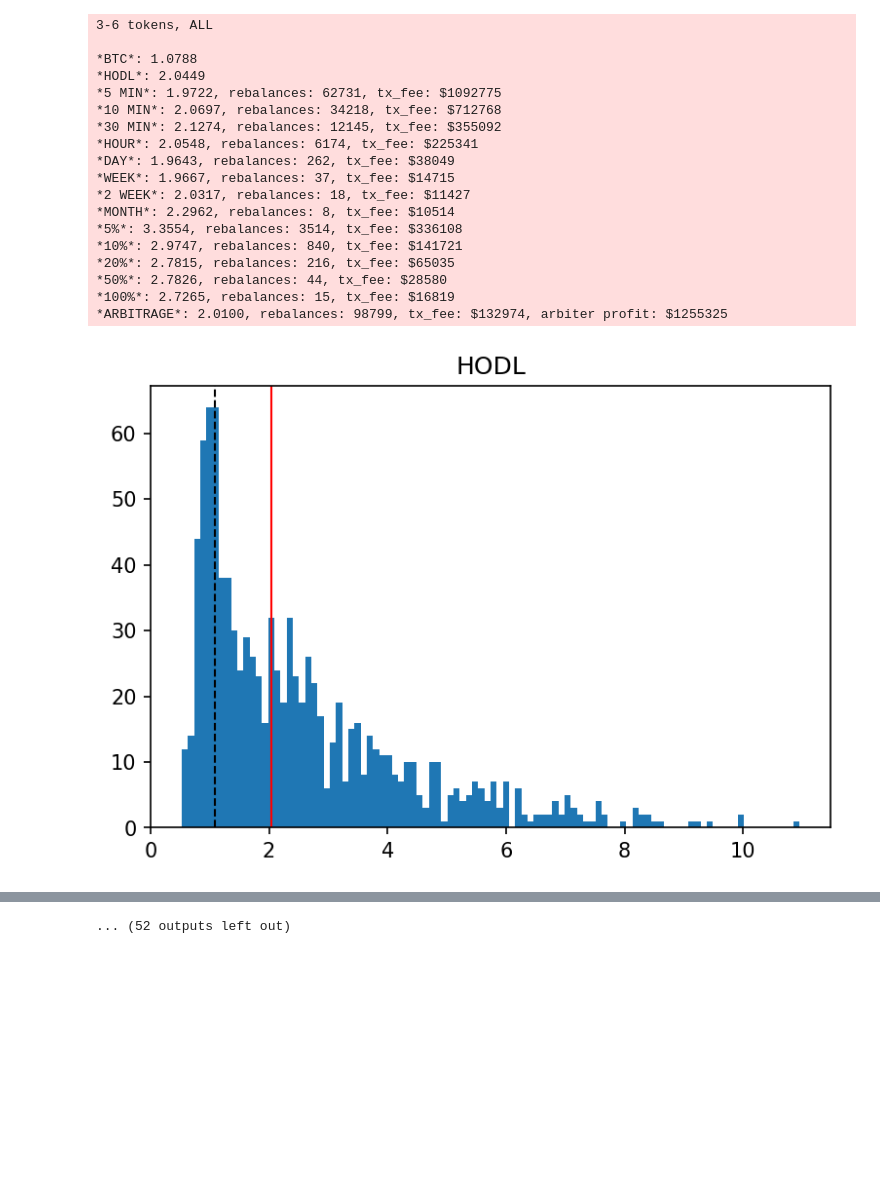
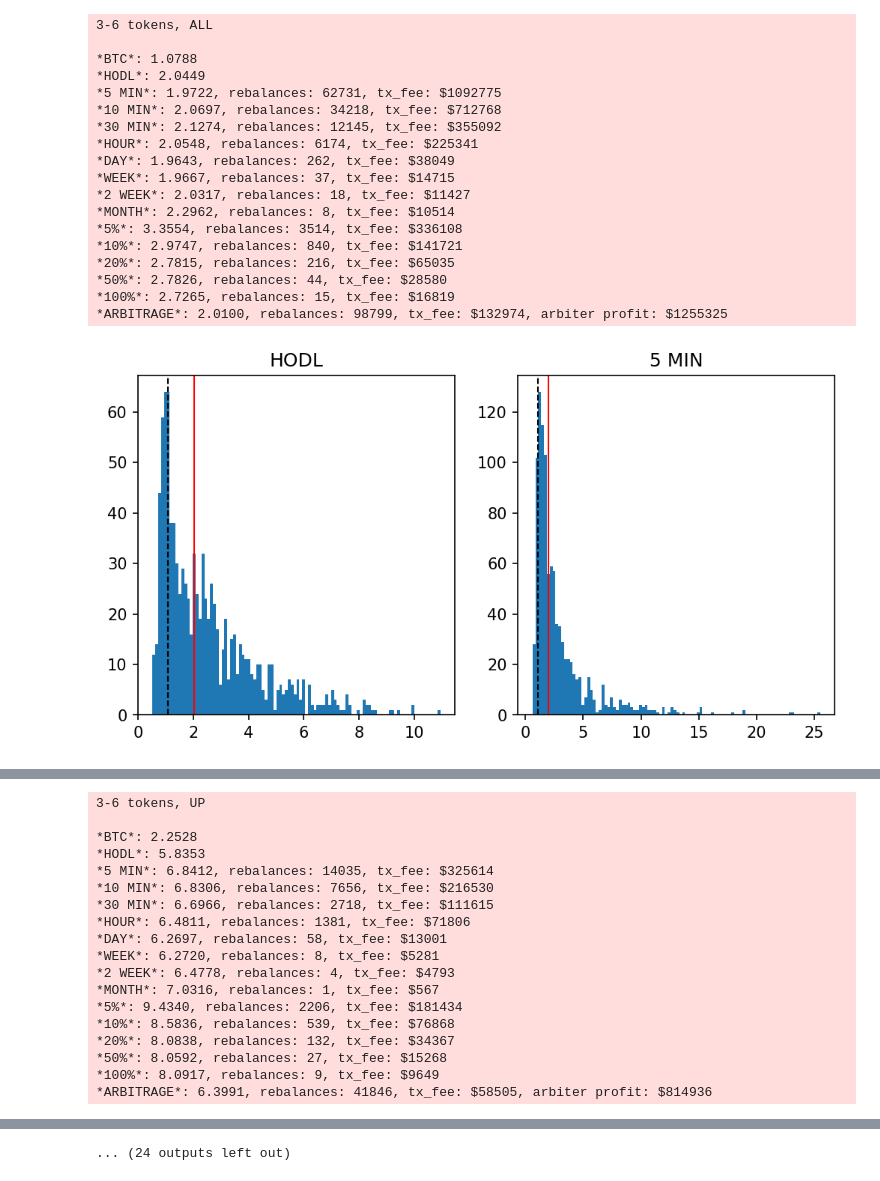
Before and after one commit to multitoken/simulation-stats, a Jupyter notebook: simulation.ipynb, the cells around one changed output, grey strips where cells are left out. Saved outputs shown, nothing was run; the diff lists cells and outputs as text; code cells hidden in the pictures; blank space fills up the shorter version.

Commit message:
2 graphs per line

```diff
--- a/simulation.ipynb
+++ b/simulation.ipynb
@@ -9,14 +9,12 @@ import matplotlib.pyplot as plt
 from numpy import median
 
 
-def draw_plot(name, stats, btc_profit):
-    plt.figure(dpi=150)
-    plt.axvline(btc_profit, color='k', linestyle='dashed', linewidth=1)
+def draw_plot(ax, name, stats, btc_profit):
+    ax.axvline(btc_profit, color='k', linestyle='dashed', linewidth=1)
     profits = [s['profit_multiplier'] for s in stats]
-    plt.hist(profits, bins=100)
-    plt.axvline(median(profits), color='r', linewidth=1)
-    plt.title(name)
-    plt.show()
+    ax.hist(profits, bins=100)
+    ax.axvline(median(profits), color='r', linewidth=1)
+    ax.set_title(name)
 
 
 def log_stats(name, stats):
@@ -78,32 +76,46 @@ for title, filename in files.items():
 
     btc_profit = all_stats['BTC'][0]['profit_multiplier']
 
     logging.info(title)
     logging.info('')
     for name, stats in sorted(all_stats.items(), key=lambda x: order[x[0]]):
         log_stats(name, stats)
 
+    fig, axes = plt.subplots(1, 2, figsize=(8,4))
+    fig.set_dpi(150)
+    i = 0
     for name, stats in sorted(all_stats.items(), key=lambda x: order[x[0]]):
         if name == 'BTC':
             continue
-        draw_plot(name, stats, btc_profit)
+        draw_plot(axes[i], name, stats, btc_profit)
+        i += 1
+        if i == 2:
+            plt.show()
+            fig, axes = plt.subplots(1, 2, figsize=(8,4))
+            fig.set_dpi(150)
+            i = 0
+
+    if i != 0:
+        if i == 1:
+            fig.delaxes(axes[i])
+        plt.show()
 # %% [output]
 3-6 tokens, ALL
 
 *BTC*: 1.0788
 *HODL*: 2.0449
 *5 MIN*: 1.9722, rebalances: 62731, tx_fee: $1092775
 *10 MIN*: 2.0697, rebalances: 34218, tx_fee: $712768
 *30 MIN*: 2.1274, rebalances: 12145, tx_fee: $355092
 *HOUR*: 2.0548, rebalances: 6174, tx_fee: $225341
 *DAY*: 1.9643, rebalances: 262, tx_fee: $38049
 *WEEK*: 1.9667, rebalances: 37, tx_fee: $14715
 *2 WEEK*: 2.0317, rebalances: 18, tx_fee: $11427
 *MONTH*: 2.2962, rebalances: 8, tx_fee: $10514
 *5%*: 3.3554, rebalances: 3514, tx_fee: $336108
 *10%*: 2.9747, rebalances: 840, tx_fee: $141721
 *20%*: 2.7815, rebalances: 216, tx_fee: $65035
 *50%*: 2.7826, rebalances: 44, tx_fee: $28580
 *100%*: 2.7265, rebalances: 15, tx_fee: $16819
 *ARBITRAGE*: 2.0100, rebalances: 98799, tx_fee: $132974, arbiter profit: $1255325
-[figure, old version]
+[figure, new version]
@@ -116,0 +129,18 @@ for title, filename in files.items():
+3-6 tokens, UP
+
+*BTC*: 2.2528
+*HODL*: 5.8353
+*5 MIN*: 6.8412, rebalances: 14035, tx_fee: $325614
+*10 MIN*: 6.8306, rebalances: 7656, tx_fee: $216530
+*30 MIN*: 6.6966, rebalances: 2718, tx_fee: $111615
+*HOUR*: 6.4811, rebalances: 1381, tx_fee: $71806
+*DAY*: 6.2697, rebalances: 58, tx_fee: $13001
+*WEEK*: 6.2720, rebalances: 8, tx_fee: $5281
+*2 WEEK*: 6.4778, rebalances: 4, tx_fee: $4793
+*MONTH*: 7.0316, rebalances: 1, tx_fee: $567
+*5%*: 9.4340, rebalances: 2206, tx_fee: $181434
+*10%*: 8.5836, rebalances: 539, tx_fee: $76868
+*20%*: 8.0838, rebalances: 132, tx_fee: $34367
+*50%*: 8.0592, rebalances: 27, tx_fee: $15268
+*100%*: 8.0917, rebalances: 9, tx_fee: $9649
+*ARBITRAGE*: 6.3991, rebalances: 41846, tx_fee: $58505, arbiter profit: $814936
@@ -120 +149 @@ for title, filename in files.items():
-... (52 outputs left out)
+... (24 outputs left out)
```
Also changed, not shown: parts of 1 cell of this notebook.
